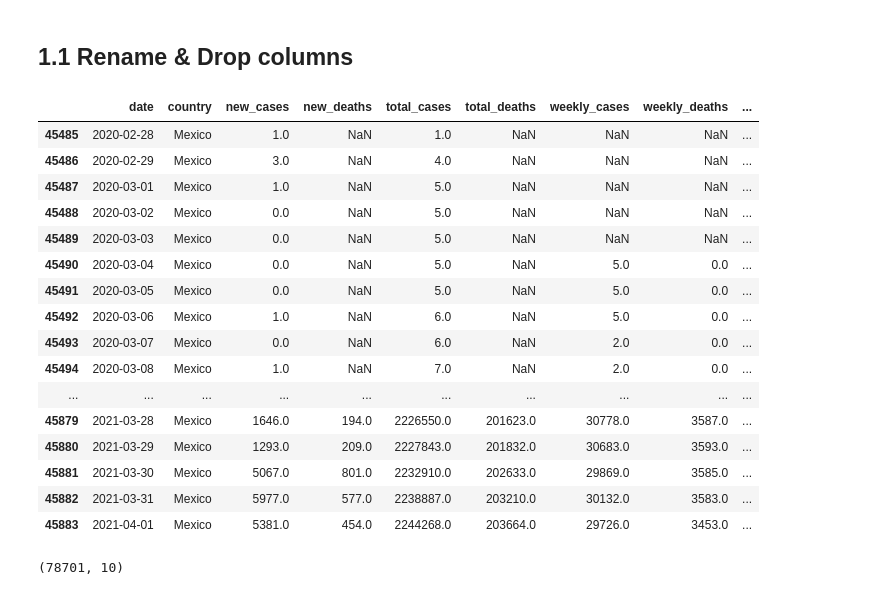
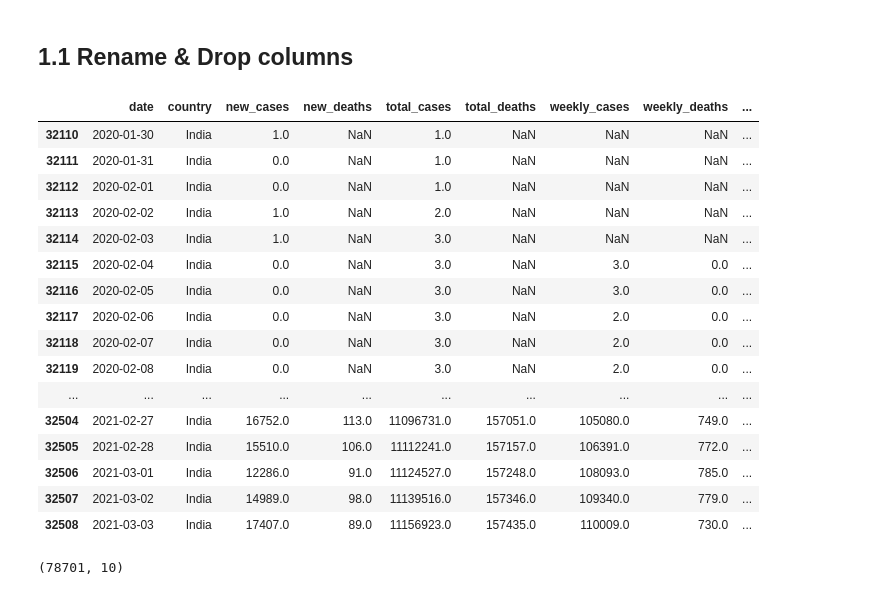
Before and after one commit to Dhruv-praju/COVID-19-Tracker, a Jupyter notebook: COVID-19 Data Cleaning.ipynb, the cells around one changed output. Cells and saved outputs as stored; diff of their text form; code cells hidden in the pictures.

```diff
--- a/COVID-19 Data Cleaning.ipynb
+++ b/COVID-19 Data Cleaning.ipynb
@@ -45,26 +45,26 @@ covid_df.head(500)
 # %%
 covid_df.rename(columns={'location':'country'}, inplace=True)
 # %%
-filt = covid_df.country=='Mexico'
+filt = covid_df.country=='India'
 covid_df[filt]
 # %% [output]
 |  | date | country | new_cases | new_deaths | total_cases | total_deaths | weekly_cases | weekly_deaths | ... |
-| 45485 | 2020-02-28 | Mexico | 1.0 | NaN | 1.0 | NaN | NaN | NaN | ... |
-| 45486 | 2020-02-29 | Mexico | 3.0 | NaN | 4.0 | NaN | NaN | NaN | ... |
-| 45487 | 2020-03-01 | Mexico | 1.0 | NaN | 5.0 | NaN | NaN | NaN | ... |
-| 45488 | 2020-03-02 | Mexico | 0.0 | NaN | 5.0 | NaN | NaN | NaN | ... |
-| 45489 | 2020-03-03 | Mexico | 0.0 | NaN | 5.0 | NaN | NaN | NaN | ... |
-| 45490 | 2020-03-04 | Mexico | 0.0 | NaN | 5.0 | NaN | 5.0 | 0.0 | ... |
-| 45491 | 2020-03-05 | Mexico | 0.0 | NaN | 5.0 | NaN | 5.0 | 0.0 | ... |
-| 45492 | 2020-03-06 | Mexico | 1.0 | NaN | 6.0 | NaN | 5.0 | 0.0 | ... |
-| 45493 | 2020-03-07 | Mexico | 0.0 | NaN | 6.0 | NaN | 2.0 | 0.0 | ... |
-| 45494 | 2020-03-08 | Mexico | 1.0 | NaN | 7.0 | NaN | 2.0 | 0.0 | ... |
+| 32110 | 2020-01-30 | India | 1.0 | NaN | 1.0 | NaN | NaN | NaN | ... |
+| 32111 | 2020-01-31 | India | 0.0 | NaN | 1.0 | NaN | NaN | NaN | ... |
+| 32112 | 2020-02-01 | India | 0.0 | NaN | 1.0 | NaN | NaN | NaN | ... |
+| 32113 | 2020-02-02 | India | 1.0 | NaN | 2.0 | NaN | NaN | NaN | ... |
+| 32114 | 2020-02-03 | India | 1.0 | NaN | 3.0 | NaN | NaN | NaN | ... |
+| 32115 | 2020-02-04 | India | 0.0 | NaN | 3.0 | NaN | 3.0 | 0.0 | ... |
+| 32116 | 2020-02-05 | India | 0.0 | NaN | 3.0 | NaN | 3.0 | 0.0 | ... |
+| 32117 | 2020-02-06 | India | 0.0 | NaN | 3.0 | NaN | 2.0 | 0.0 | ... |
+| 32118 | 2020-02-07 | India | 0.0 | NaN | 3.0 | NaN | 2.0 | 0.0 | ... |
+| 32119 | 2020-02-08 | India | 0.0 | NaN | 3.0 | NaN | 2.0 | 0.0 | ... |
 | ... | ... | ... | ... | ... | ... | ... | ... | ... | ... |
-| 45879 | 2021-03-28 | Mexico | 1646.0 | 194.0 | 2226550.0 | 201623.0 | 30778.0 | 3587.0 | ... |
-| 45880 | 2021-03-29 | Mexico | 1293.0 | 209.0 | 2227843.0 | 201832.0 | 30683.0 | 3593.0 | ... |
-| 45881 | 2021-03-30 | Mexico | 5067.0 | 801.0 | 2232910.0 | 202633.0 | 29869.0 | 3585.0 | ... |
-| 45882 | 2021-03-31 | Mexico | 5977.0 | 577.0 | 2238887.0 | 203210.0 | 30132.0 | 3583.0 | ... |
-| 45883 | 2021-04-01 | Mexico | 5381.0 | 454.0 | 2244268.0 | 203664.0 | 29726.0 | 3453.0 | ... |
+| 32504 | 2021-02-27 | India | 16752.0 | 113.0 | 11096731.0 | 157051.0 | 105080.0 | 749.0 | ... |
+| 32505 | 2021-02-28 | India | 15510.0 | 106.0 | 11112241.0 | 157157.0 | 106391.0 | 772.0 | ... |
+| 32506 | 2021-03-01 | India | 12286.0 | 91.0 | 11124527.0 | 157248.0 | 108093.0 | 785.0 | ... |
+| 32507 | 2021-03-02 | India | 14989.0 | 98.0 | 11139516.0 | 157346.0 | 109340.0 | 779.0 | ... |
+| 32508 | 2021-03-03 | India | 17407.0 | 89.0 | 11156923.0 | 157435.0 | 110009.0 | 730.0 | ... |
 # %%
 covid_df.shape
 # %% [output]
```
Also changed, not shown: parts of 5 cells of this notebook, 1 other file.
